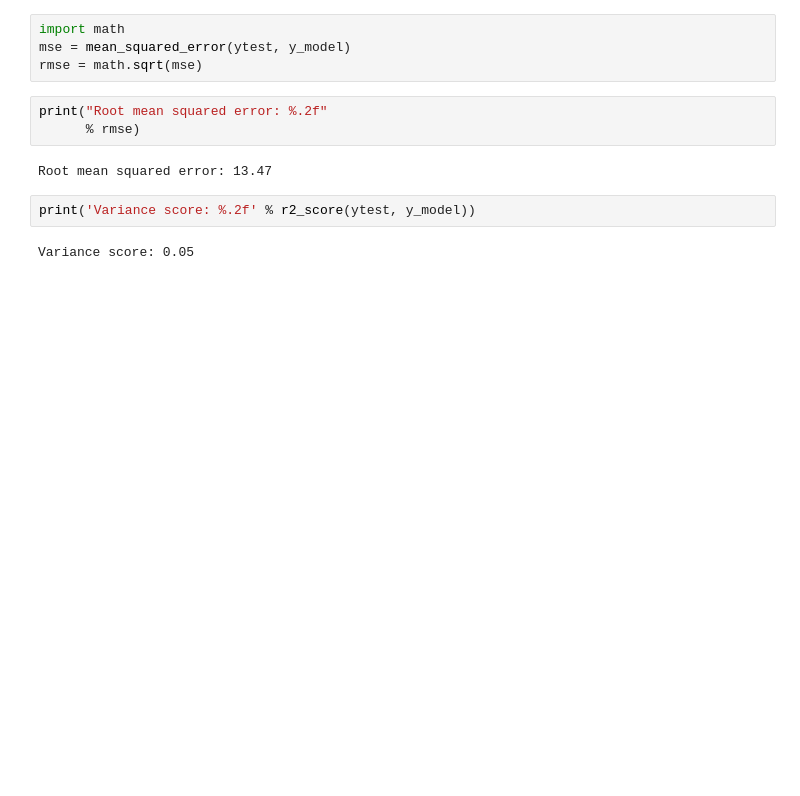
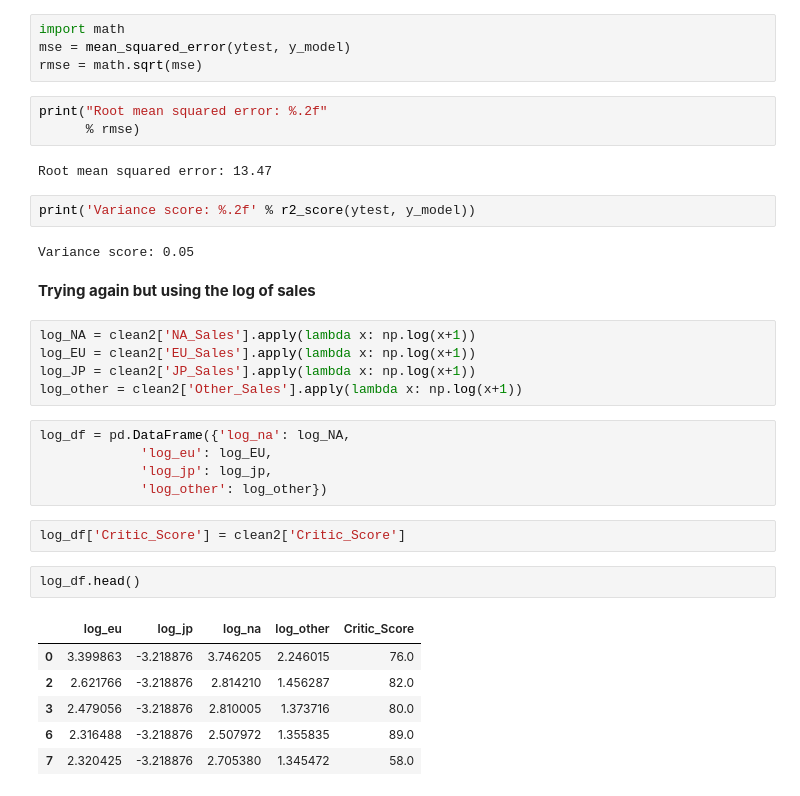
Before and after one commit to CherylTo/Video, a Jupyter notebook: VGSales Data Visualisation and Linear Regression.ipynb, the cells around one changed output. Saved outputs shown, nothing was run; the diff lists cells and outputs as text; blank space fills up the shorter version.

```diff
--- a/VGSales Data Visualisation and Linear Regression.ipynb
+++ b/VGSales Data Visualisation and Linear Regression.ipynb
@@ -646,3 +646,26 @@ Root mean squared error: 13.47
 print('Variance score: %.2f' % r2_score(ytest, y_model))
 # %% [output]
 Variance score: 0.05
+# %% [markdown]
+<b> Trying again but using the log of sales
+# %%
+log_NA = clean2['NA_Sales'].apply(lambda x: np.log(x+1))
+log_EU = clean2['EU_Sales'].apply(lambda x: np.log(x+1))
+log_JP = clean2['JP_Sales'].apply(lambda x: np.log(x+1))
+log_other = clean2['Other_Sales'].apply(lambda x: np.log(x+1))
+# %%
+log_df = pd.DataFrame({'log_na': log_NA,
+             'log_eu': log_EU,
+             'log_jp': log_jp,
+             'log_other': log_other})
+# %%
+log_df['Critic_Score'] = clean2['Critic_Score']
+# %%
+log_df.head()
+# %% [output]
+|  | log_eu | log_jp | log_na | log_other | Critic_Score |
+| 0 | 3.399863 | -3.218876 | 3.746205 | 2.246015 | 76.0 |
+| 2 | 2.621766 | -3.218876 | 2.814210 | 1.456287 | 82.0 |
+| 3 | 2.479056 | -3.218876 | 2.810005 | 1.373716 | 80.0 |
+| 6 | 2.316488 | -3.218876 | 2.507972 | 1.355835 | 89.0 |
+| 7 | 2.320425 | -3.218876 | 2.705380 | 1.345472 | 58.0 |
```
Also changed, not shown: parts of 14 cells of this notebook.
